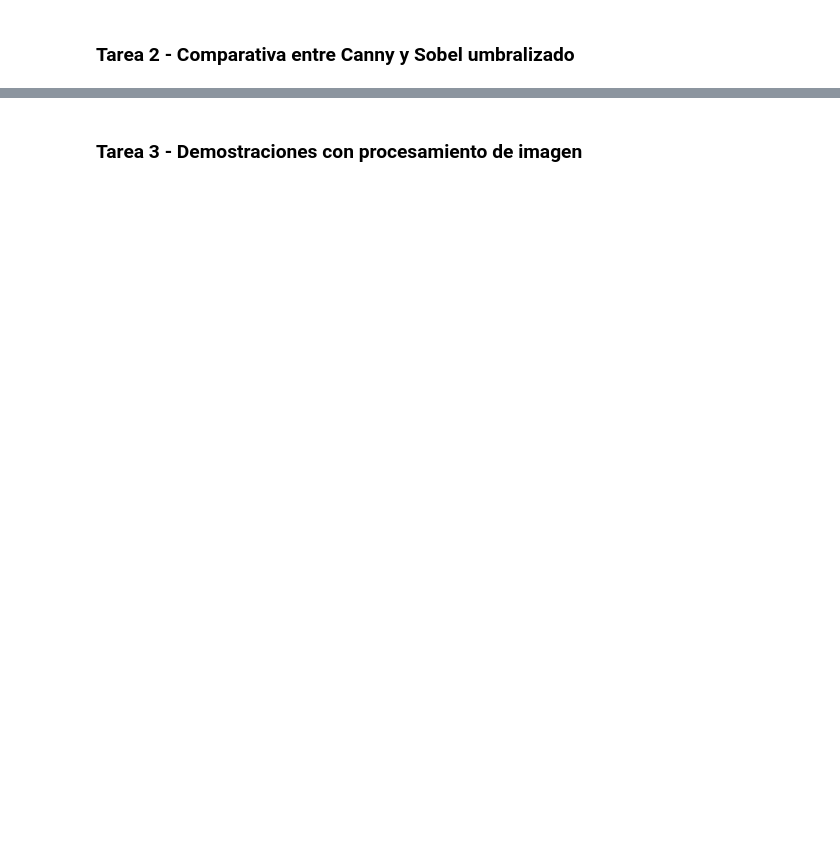
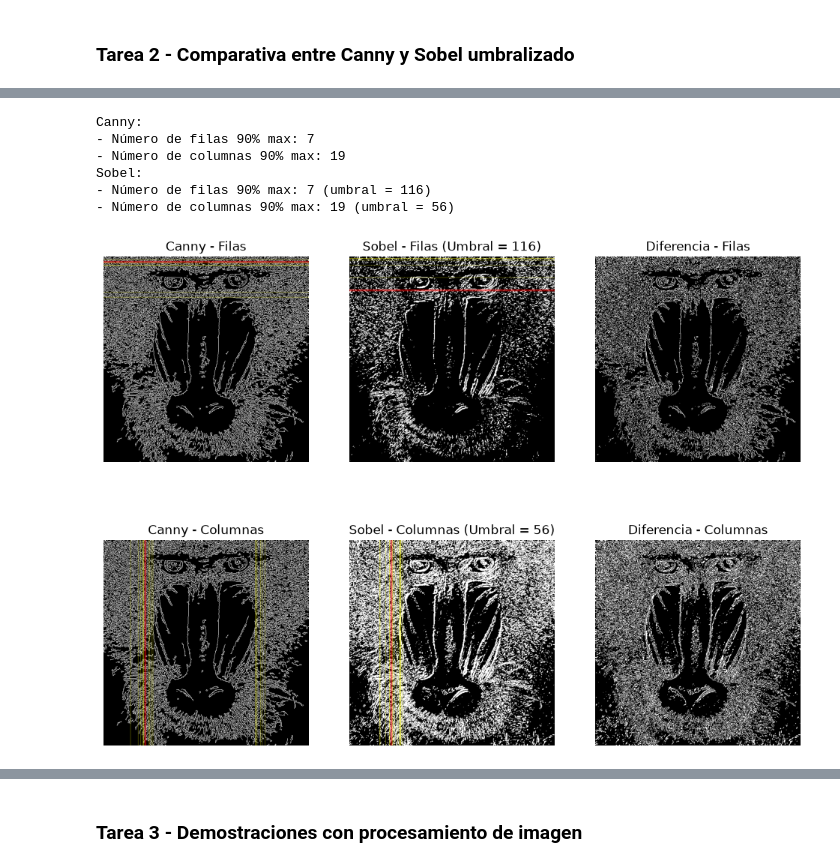
Before and after one commit to alejandra-rs/prac-VC, a Jupyter notebook: prac2/prac2.ipynb, the cells around one changed output, grey strips where cells are left out. Drawn from its saved outputs; the diff is of its cells as text; code cells hidden in the pictures; blank space fills up the shorter version.

```diff
--- a/prac2/prac2.ipynb
+++ b/prac2/prac2.ipynb
@@ -208,0 +238,41 @@ sobel150_subplot_col.imshow(draw_threshold_col(sobel150_rgb, max_idx_sobel150, m
+# %%
+canny_n_row_90max = canny_stats['row_stats']['max90_idx'].shape[0]
+canny_n_col_90max = canny_stats['col_stats']['max90_idx'].shape[0]
+
+sobel_row_threshold = threshold_row_stats.index(canny_n_row_90max)
+sobel_col_threshold = threshold_col_stats.index(canny_n_col_90max)
+
+print(f"Canny:\n- Número de filas 90% max: {canny_n_row_90max}\n- Número de columnas 90% max: {canny_n_col_90max}")
+print("Sobel:")
+print(f"- Número de filas 90% max: {threshold_row_stats[sobel_row_threshold]} (umbral = {sobel_row_threshold})")
+print(f"- Número de columnas 90% max: {threshold_col_stats[sobel_col_threshold]} (umbral = {sobel_col_threshold})")
+# %% [output]
+Canny:
+- Número de filas 90% max: 7
+- Número de columnas 90% max: 19
+Sobel:
+- Número de filas 90% max: 7 (umbral = 116)
+- Número de columnas 90% max: 19 (umbral = 56)
+# %%
+sobel_row_threshold_img = cv2.threshold(sobel8, sobel_row_threshold, 255, cv2.THRESH_BINARY)[1]
+sobel_row_threshold_stats = get_stats(sobel_row_threshold_img)
+
+sobel_col_threshold_img = cv2.threshold(sobel8, sobel_col_threshold, 255, cv2.THRESH_BINARY)[1]
+sobel_col_threshold_stats = get_stats(sobel_col_threshold_img)
+# %%
+def plot_comparison(subplots, sobel_img, sobel_stats, threshold, axis):
+    label = 'Filas' if axis == 'row' else 'Columnas'
+    sobel_rgb = cv2.cvtColor(sobel_img, cv2.COLOR_GRAY2RGB)
+
+    show(subplots[0], draw_lines(canny_rgb, canny_stats, axis), f"Canny - {label}")
+    show(subplots[1], draw_lines(sobel_rgb, sobel_stats, axis), f"Sobel - {label} (Umbral = {threshold})")
+    show(subplots[2], cv2.absdiff(canny, sobel_img), f"Diferencia - {label}")
+# %%
+fig, subplots = plt.subplots(2, 3, figsize=(12, 9))
+
+plot_comparison(subplots[0], sobel_row_threshold_img, sobel_row_threshold_stats, sobel_row_threshold, 'row')
+plot_comparison(subplots[1], sobel_col_threshold_img, sobel_col_threshold_stats, sobel_col_threshold, 'col')
+
+plt.show()
+# %% [output]
+[figure, added]
```
Also changed, not shown: parts of 47 cells of this notebook, 16 other files.
